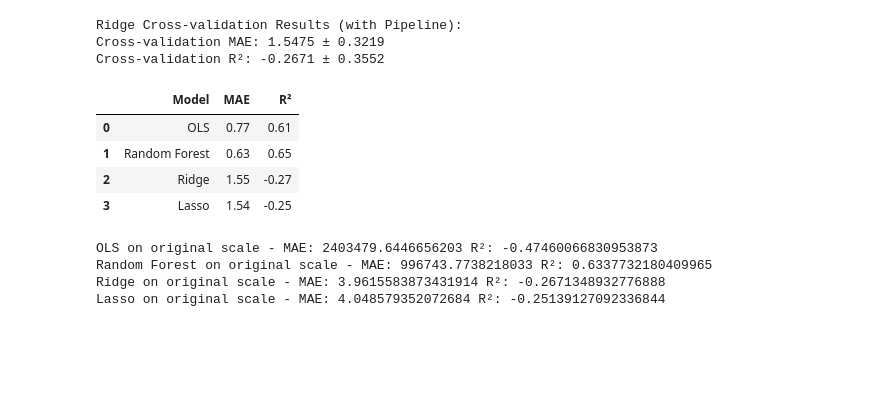
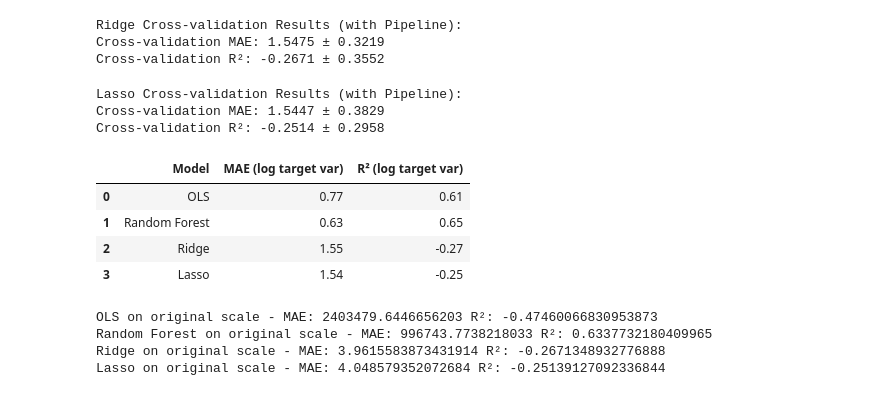
Before and after one commit to emijlop/climate-migration-project, a Jupyter notebook: 003_crossval_log_transform.ipynb, the cells around one changed output. Saved outputs shown, nothing was run; the diff lists cells and outputs as text; code cells hidden in the pictures; blank space fills up the shorter version.

```diff
--- a/003_crossval_log_transform.ipynb
+++ b/003_crossval_log_transform.ipynb
@@ -355,20 +355,27 @@ lasso_r2_scorer = make_scorer(r2_score)
 # Run cross-validation with the pipeline
 lasso_mae_scores = -cross_val_score(lasso_pipeline, X, y, cv=5, scoring=mae_scorer)
 lasso_r2_scores = cross_val_score(lasso_pipeline, X, y, cv=5, scoring=r2_scorer)
+
+print("Lasso Cross-validation Results (with Pipeline):")
+print(f"Cross-validation MAE: {lasso_mae_scores.mean():.4f} ± {lasso_mae_scores.std():.4f}")
+print(f"Cross-validation R²: {lasso_r2_scores.mean():.4f} ± {lasso_r2_scores.std():.4f}")
+# %% [output]
+Lasso Cross-validation Results (with Pipeline):
+Cross-validation MAE: 1.5447 ± 0.3829
+Cross-validation R²: -0.2514 ± 0.2958
 # %%
 # make table comparing the models
-
-results = pd.DataFrame({
+results_log = pd.DataFrame({
     'Model': ['OLS', 'Random Forest', 'Ridge', 'Lasso'],
-    'MAE': [avg_mae, mae_rf, ridge_mae_scores.mean(), lasso_mae_scores.mean()],
-    'R²': [avg_r2, r2_rf, ridge_r2_scores.mean(), lasso_r2_scores.mean()]
+    'MAE (log target var)': [avg_mae, mae_rf, ridge_mae_scores.mean(), lasso_mae_scores.mean()],
+    'R² (log target var)': [avg_r2, r2_rf, ridge_r2_scores.mean(), lasso_r2_scores.mean()]
 })
-results['MAE'] = results['MAE'].round(2)
-results['R²'] = results['R²'].round(2)
-
-results
+# round the values to 2 decimal places
+results_log['MAE (log target var)'] = results_log['MAE (log target var)'].round(2)
+results_log['R² (log target var)'] = results_log['R² (log target var)'].round(2)
+results_log
 # %% [output]
-|  | Model | MAE | R² |
+|  | Model | MAE (log target var) | R² (log target var) |
 | 0 | OLS | 0.77 | 0.61 |
 | 1 | Random Forest | 0.63 | 0.65 |
 | 2 | Ridge | 1.55 | -0.27 |
```
Also changed, not shown: parts of 4 cells of this notebook.
